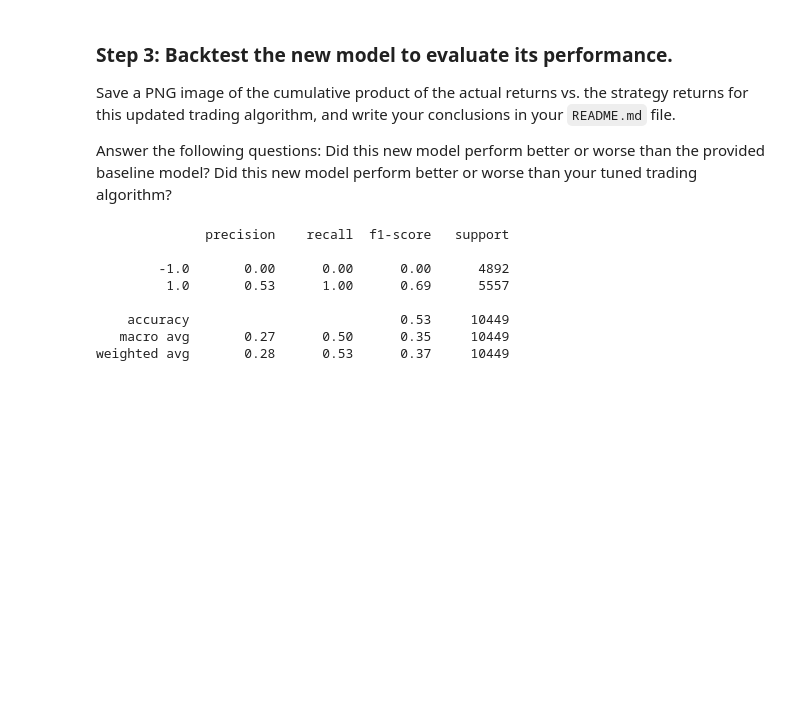
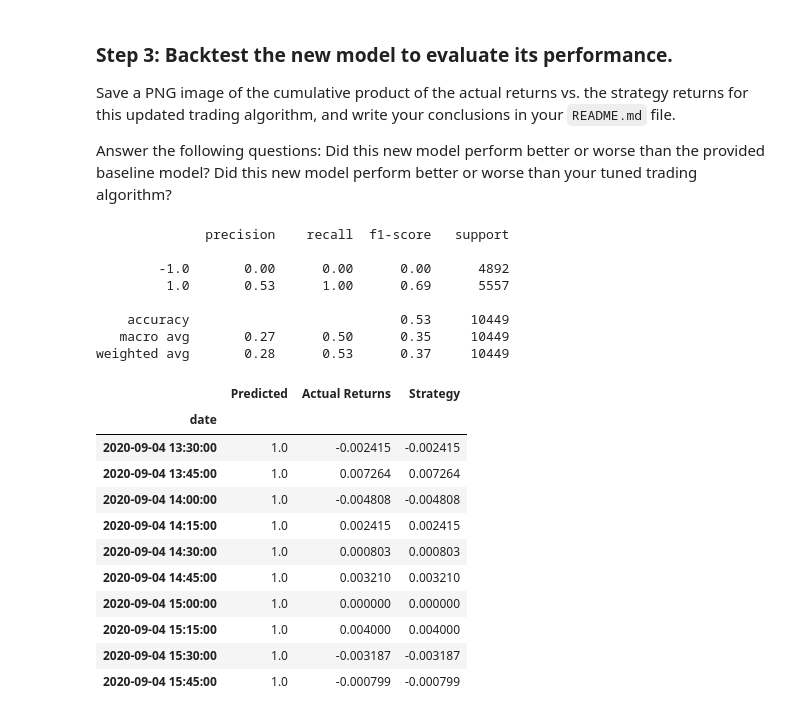
Before and after one commit to billysco/algo_trading_bot_v1, a Jupyter notebook: machine_learning_trading_bot.ipynb, the cells around one changed output. Saved outputs shown, nothing was run; the diff lists cells and outputs as text; code cells hidden in the pictures; blank space fills up the shorter version.

```diff
--- a/machine_learning_trading_bot.ipynb
+++ b/machine_learning_trading_bot.ipynb
@@ -468,20 +468,33 @@ weighted avg       0.28      0.53      0.37     10449
 # %%
 # Create a new empty predictions DataFrame.
 
 # Create a predictions DataFrame
-predictions_df_ss = pd.DataFrame(index=X_train.index)
+predictions_df_ss = pd.DataFrame(index=X_test.index)
 
 # Add the StandardScaler model predictions to the DataFrame
 predictions_df_ss['Predicted'] = pred
 
 # Add the actual returns to the DataFrame
 predictions_df_ss['Actual Returns'] = signals_df['Actual Returns']
 
 # Add the strategy returns to the DataFrame
-predictions_df_ss['Strategy']
+predictions_df_ss['Strategy'] = predictions_df_ss['Actual Returns'] * predictions_df_ss['Predicted']
 
 # Review the DataFrame
-# YOUR CODE HERE
+predictions_df_ss.tail(10)
+# %% [output]
+|  | Predicted | Actual Returns | Strategy |
+| date |  |  |  |
+| 2020-09-04 13:30:00 | 1.0 | -0.002415 | -0.002415 |
+| 2020-09-04 13:45:00 | 1.0 | 0.007264 | 0.007264 |
+| 2020-09-04 14:00:00 | 1.0 | -0.004808 | -0.004808 |
+| 2020-09-04 14:15:00 | 1.0 | 0.002415 | 0.002415 |
+| 2020-09-04 14:30:00 | 1.0 | 0.000803 | 0.000803 |
+| 2020-09-04 14:45:00 | 1.0 | 0.003210 | 0.003210 |
+| 2020-09-04 15:00:00 | 1.0 | 0.000000 | 0.000000 |
+| 2020-09-04 15:15:00 | 1.0 | 0.004000 | 0.004000 |
+| 2020-09-04 15:30:00 | 1.0 | -0.003187 | -0.003187 |
+| 2020-09-04 15:45:00 | 1.0 | -0.000799 | -0.000799 |
 # %%
 # Plot the actual returns versus the strategy returns
 # YOUR CODE HERE
```
